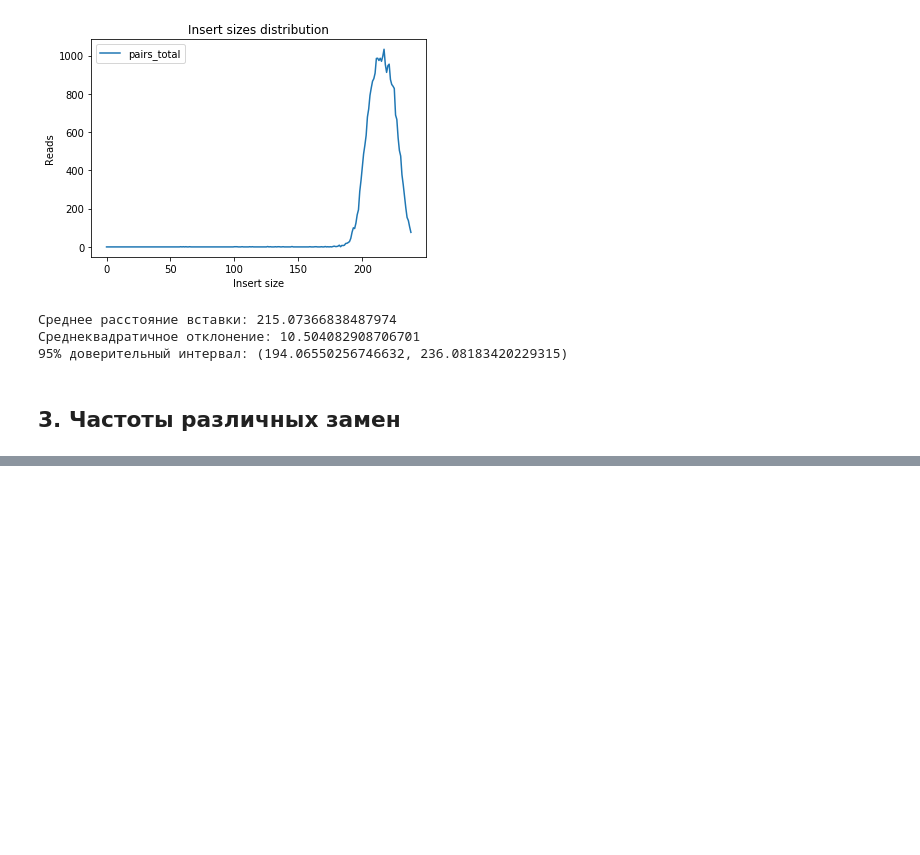
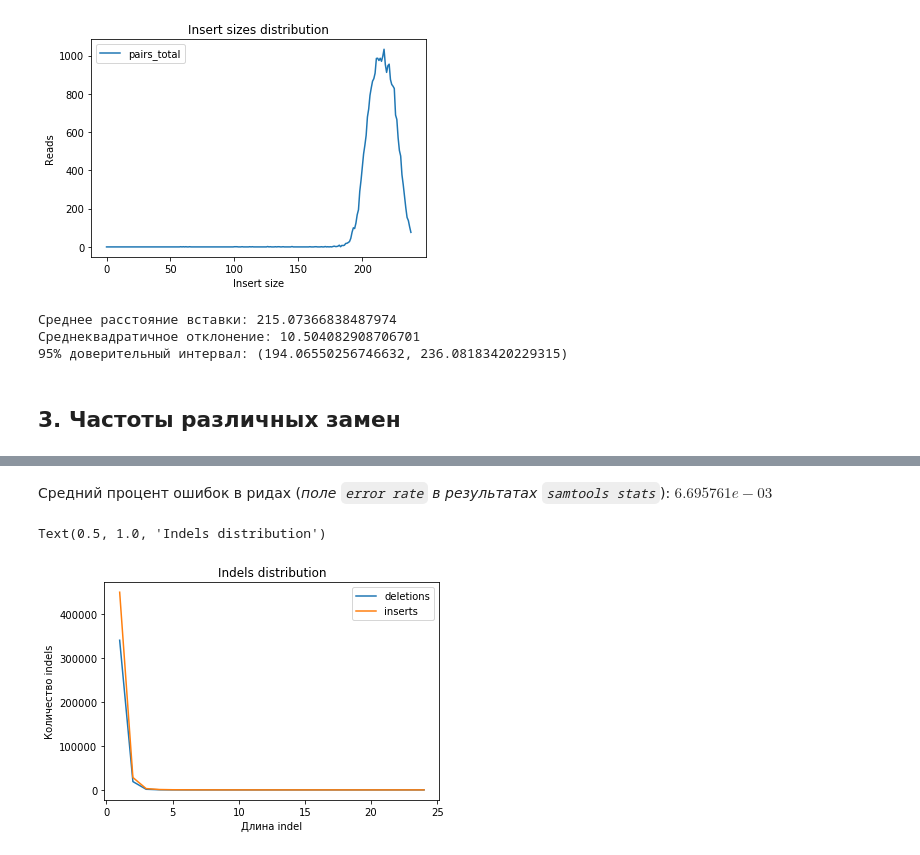
Before and after one commit to vkpankov/BioInfML, a Jupyter notebook: NGS/HW2.ipynb, the cells around one changed output, grey strips where cells are left out. Drawn from its saved outputs; the diff is of its cells as text; code cells hidden in the pictures; blank space fills up the shorter version.

```diff
--- a/NGS/HW2.ipynb
+++ b/NGS/HW2.ipynb
@@ -63,0 +116,13 @@ print(f"95% доверительный интервал: ({mean - 2*std}, {mean
+# %% [markdown]
+Средний процент ошибок в ридах (*поле `error rate` в результатах `samtools stats`*): $6.695761e-03$
+# %%
+df = pd.read_csv("data/HW2/test/ion_indels.txt", sep="\t", usecols=[0,1,2], header=None)
+df = df.rename(columns = {0: "length", 1: "inserts", 2:"deletions"})
+df.plot(x="length", y=["deletions","inserts"])
+
+plt.ylabel("Количество indels")
+plt.xlabel("Длина indel")
+plt.title("Indels distribution")
+# %% [output]
+Text(0.5, 1.0, 'Indels distribution')
+[figure, added]
```
Also changed, not shown: parts of 8 cells of this notebook.
